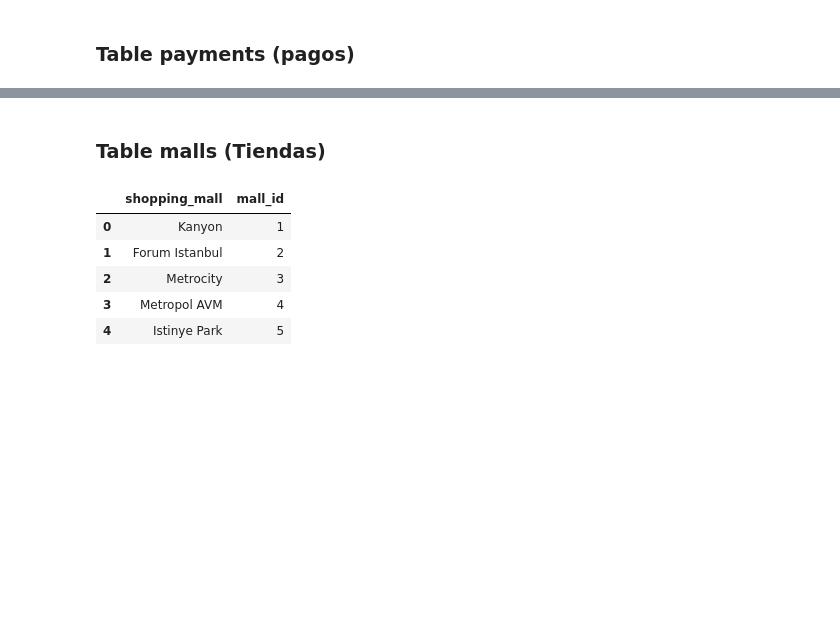
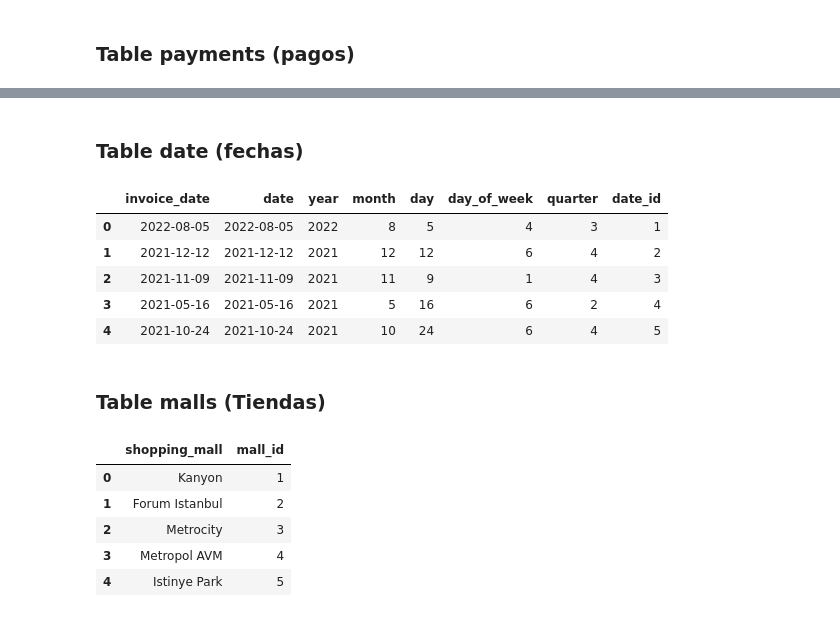
Before and after one commit to Jean-Carlos-L/retail-data-warehouse, a Jupyter notebook: index.ipynb, the cells around one changed output, grey strips where cells are left out. Drawn from its saved outputs; the diff is of its cells as text; code cells hidden in the pictures; blank space fills up the shorter version.

```diff
--- a/index.ipynb
+++ b/index.ipynb
@@ -188,3 +184,23 @@ dim_payment.head()
+# %% [markdown]
+### Table date (fechas)
+# %%
+dim_date = df_star[['invoice_date']].drop_duplicates().reset_index(drop=True)
+dim_date['date'] = dim_date['invoice_date'].dt.date
+dim_date['year'] = dim_date['invoice_date'].dt.year
+dim_date['month'] = dim_date['invoice_date'].dt.month
+dim_date['day'] = dim_date['invoice_date'].dt.day
+dim_date['day_of_week'] = dim_date['invoice_date'].dt.dayofweek
+dim_date['quarter'] = dim_date['invoice_date'].dt.quarter
+dim_date = dim_date[['invoice_date', 'date', 'year', 'month', 'day', 'day_of_week', 'quarter']].reset_index(drop=True)
+dim_date['date_id'] = dim_date.index + 1
+dim_date.head()
+# %% [output]
+|  | invoice_date | date | year | month | day | day_of_week | quarter | date_id |
+| 0 | 2022-08-05 | 2022-08-05 | 2022 | 8 | 5 | 4 | 3 | 1 |
+| 1 | 2021-12-12 | 2021-12-12 | 2021 | 12 | 12 | 6 | 4 | 2 |
+| 2 | 2021-11-09 | 2021-11-09 | 2021 | 11 | 9 | 1 | 4 | 3 |
+| 3 | 2021-05-16 | 2021-05-16 | 2021 | 5 | 16 | 6 | 2 | 4 |
+| 4 | 2021-10-24 | 2021-10-24 | 2021 | 10 | 24 | 6 | 4 | 5 |
 # %% [markdown]
 ### Table malls (Tiendas)
 # %%
```
Also changed, not shown: parts of 4 cells of this notebook, 1 other file.
